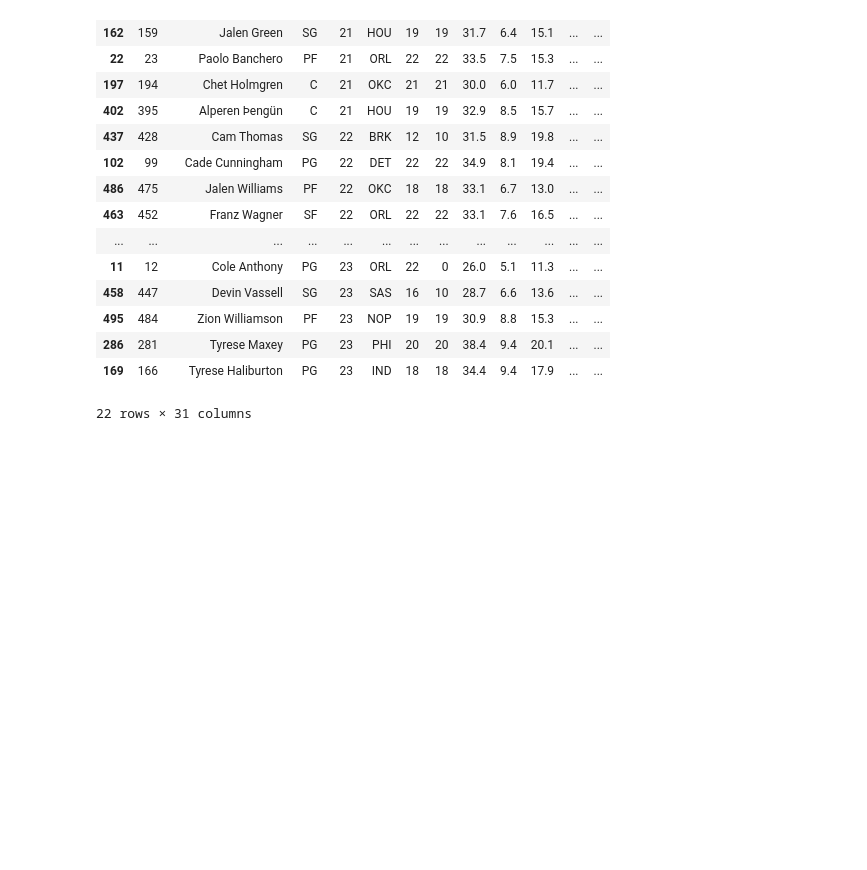
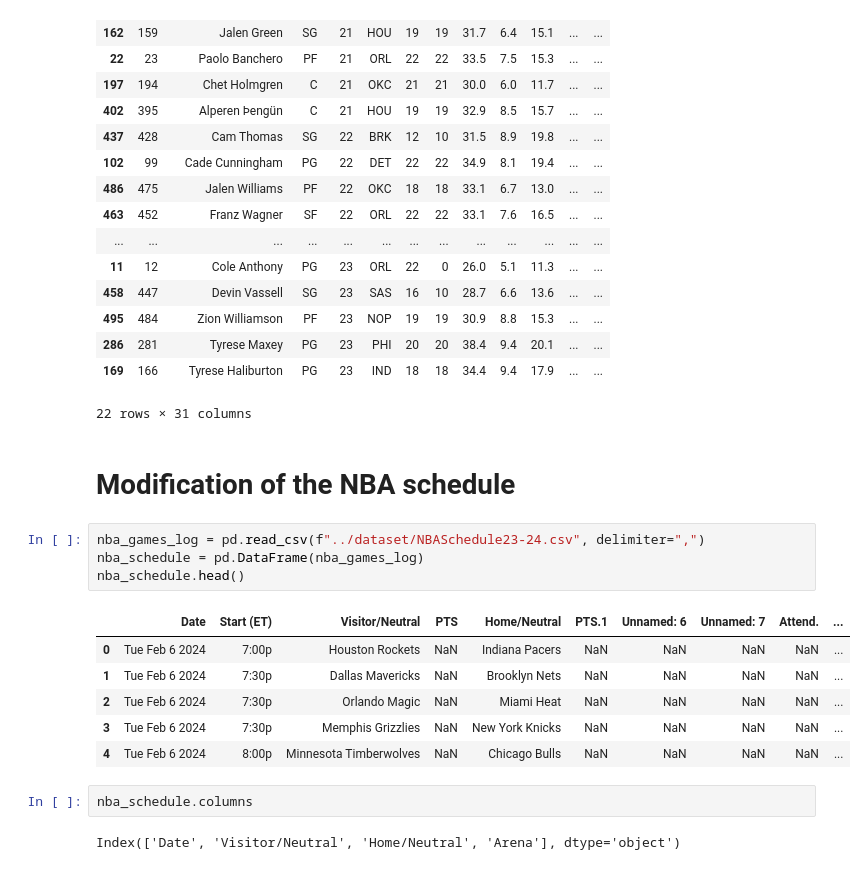
Before and after one commit to bribrix/mlops-nba, a Jupyter notebook: notebooks/young_potential_stars.ipynb, the cells around one changed output. Cells and saved outputs as stored; diff of their text form; blank space fills up the shorter version.

```diff
--- a/notebooks/young_potential_stars.ipynb
+++ b/notebooks/young_potential_stars.ipynb
@@ -396,3 +404,20 @@ players.query(futur_super_star_def).sort_values("EFF", ascending=False).sort_val
 | 286 | 281 | Tyrese Maxey | PG | 23 | PHI | 20 | 20 | 38.4 | 9.4 | 20.1 | ... | ... |
 | 169 | 166 | Tyrese Haliburton | PG | 23 | IND | 18 | 18 | 34.4 | 9.4 | 17.9 | ... | ... |
 22 rows × 31 columns
+# %% [markdown]
+# Modification of the NBA schedule
+# %%
+nba_games_log = pd.read_csv(f"../dataset/NBASchedule23-24.csv", delimiter=",")
+nba_schedule = pd.DataFrame(nba_games_log)
+nba_schedule.head()
+# %% [output]
+|  | Date | Start (ET) | Visitor/Neutral | PTS | Home/Neutral | PTS.1 | Unnamed: 6 | Unnamed: 7 | Attend. | ... |
+| 0 | Tue Feb 6 2024 | 7:00p | Houston Rockets | NaN | Indiana Pacers | NaN | NaN | NaN | NaN | ... |
+| 1 | Tue Feb 6 2024 | 7:30p | Dallas Mavericks | NaN | Brooklyn Nets | NaN | NaN | NaN | NaN | ... |
+| 2 | Tue Feb 6 2024 | 7:30p | Orlando Magic | NaN | Miami Heat | NaN | NaN | NaN | NaN | ... |
+| 3 | Tue Feb 6 2024 | 7:30p | Memphis Grizzlies | NaN | New York Knicks | NaN | NaN | NaN | NaN | ... |
+| 4 | Tue Feb 6 2024 | 8:00p | Minnesota Timberwolves | NaN | Chicago Bulls | NaN | NaN | NaN | NaN | ... |
+# %%
+nba_schedule.columns
+# %% [output]
+Index(['Date', 'Visitor/Neutral', 'Home/Neutral', 'Arena'], dtype='object')
```
Also changed, not shown: parts of 7 cells of this notebook.
